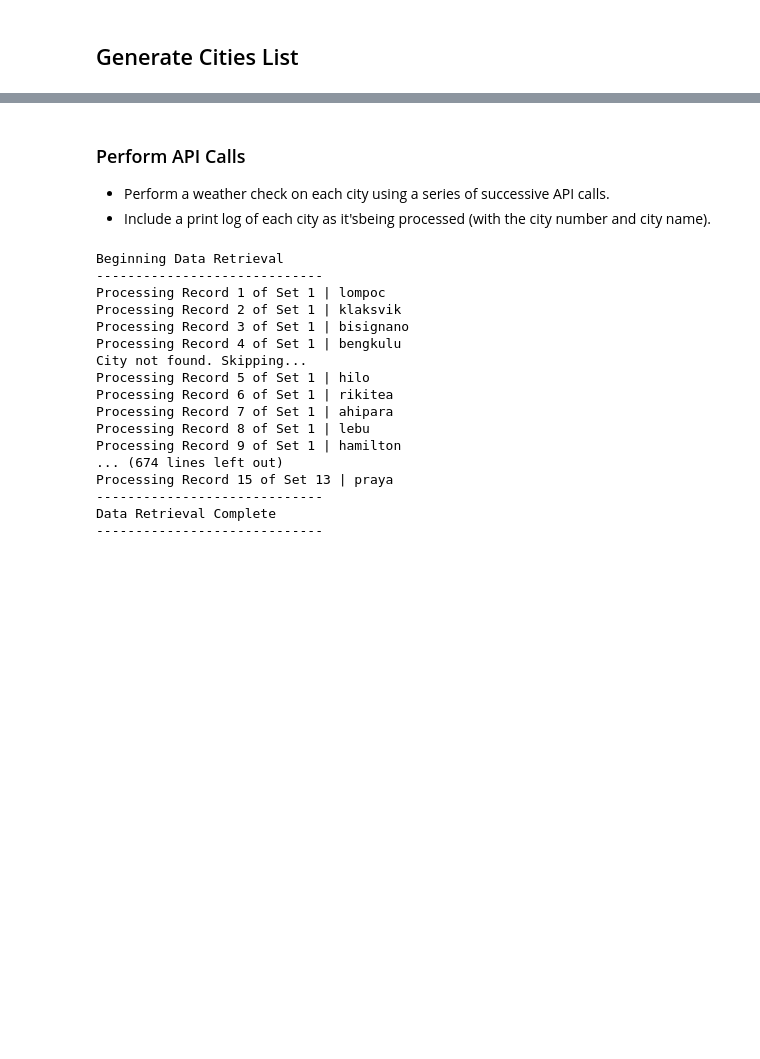
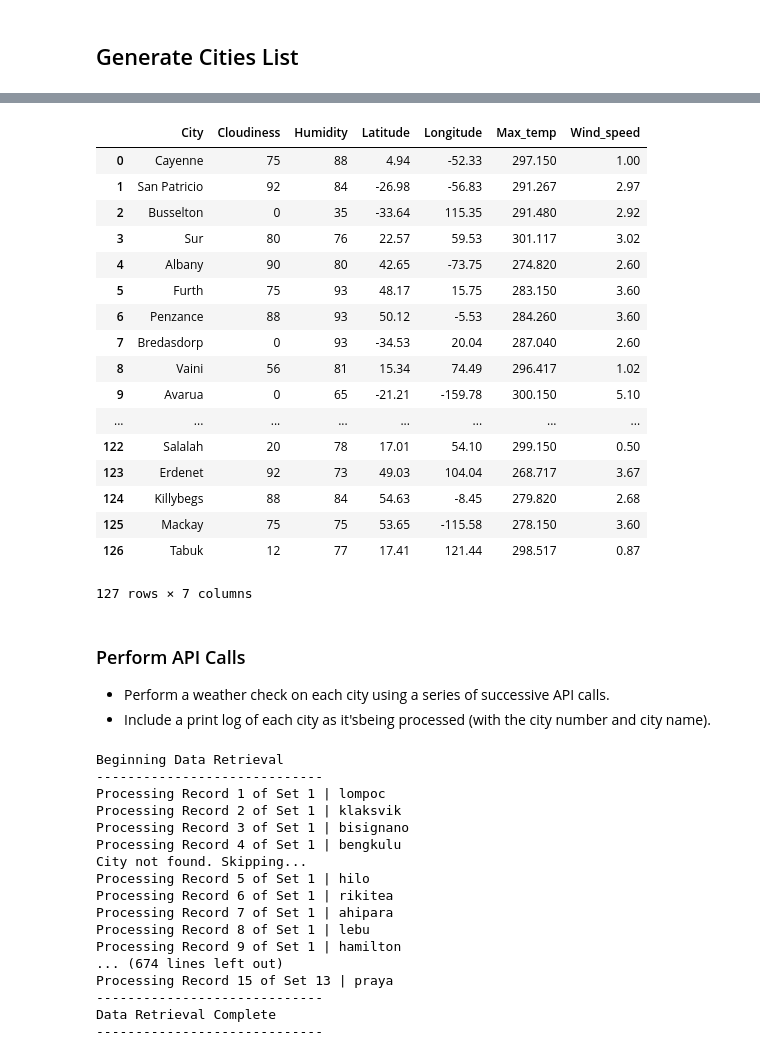
Before and after one commit to SeanREvans/PythonAPI-06, a Jupyter notebook: starter_code/WeatherPy.ipynb, the cells around one changed output, grey strips where cells are left out. Saved outputs shown, nothing was run; the diff lists cells and outputs as text; code cells hidden in the pictures; blank space fills up the shorter version.

```diff
--- a/starter_code/WeatherPy.ipynb
+++ b/starter_code/WeatherPy.ipynb
@@ -57,0 +82,37 @@ len(cities)
+# %%
+url = "http://api.openweathermap.org/data/2.5/weather?"
+
+count = 0
+lat_list = []
+long_list = []
+city_name_list = []
+temp_list = []
+humidity_list = []
+cloudiness_list = []
+wind_speed_list = []
+
+for city in cities:
+    count = count + 1
+    print(city)
+    try:
+        query_url = url + "appid=" + api_key + "&q=" + city
+        print(query_url)
+        city_json = requests.get(query_url).json()
+        pprint(city_json)
+        city_name = city_json["name"]
+        city_name_list.append(city_name)
+        wind_speed_list.append(city_json["wind"]["speed"])
+        lat_list.append(city_json["coord"]["lat"])
+        long_list.append(city_json["coord"]["lon"])
+        temp_list.append(city_json["main"]["temp_max"])
+        cloudiness_list.append(city_json["clouds"]["all"])
+        humidity_list.append(city_json["main"]["humidity"])
+    except:
+        print("weather for city not found " + city)
+
+
+
+print(len(lat_list))
+print(len(long_list))
+print(len(city_name_list))
+print(len(temp_list))
@@ -57,0 +137,5 @@ len(cities)
+# %%
+weather_dict={"City":city_name_list,"Cloudiness":cloudiness_list,
+            "Humidity":humidity_list,"Latitude":lat_list,"Longitude":long_list,"Max_temp":temp_list,
+            "Wind_speed":wind_speed_list}
+weather_dict
@@ -58,3 +160,25 @@ len(cities)
+# %%
+weather_df = pd.DataFrame(weather_dict)
+weather_df
+# %% [output]
+|  | City | Cloudiness | Humidity | Latitude | Longitude | Max_temp | Wind_speed |
+| 0 | Cayenne | 75 | 88 | 4.94 | -52.33 | 297.150 | 1.00 |
+| 1 | San Patricio | 92 | 84 | -26.98 | -56.83 | 291.267 | 2.97 |
+| 2 | Busselton | 0 | 35 | -33.64 | 115.35 | 291.480 | 2.92 |
+| 3 | Sur | 80 | 76 | 22.57 | 59.53 | 301.117 | 3.02 |
+| 4 | Albany | 90 | 80 | 42.65 | -73.75 | 274.820 | 2.60 |
+| 5 | Furth | 75 | 93 | 48.17 | 15.75 | 283.150 | 3.60 |
+| 6 | Penzance | 88 | 93 | 50.12 | -5.53 | 284.260 | 3.60 |
+| 7 | Bredasdorp | 0 | 93 | -34.53 | 20.04 | 287.040 | 2.60 |
+| 8 | Vaini | 56 | 81 | 15.34 | 74.49 | 296.417 | 1.02 |
+| 9 | Avarua | 0 | 65 | -21.21 | -159.78 | 300.150 | 5.10 |
+| ... | ... | ... | ... | ... | ... | ... | ... |
+| 122 | Salalah | 20 | 78 | 17.01 | 54.10 | 299.150 | 0.50 |
+| 123 | Erdenet | 92 | 73 | 49.03 | 104.04 | 268.717 | 3.67 |
+| 124 | Killybegs | 88 | 84 | 54.63 | -8.45 | 279.820 | 2.68 |
+| 125 | Mackay | 75 | 75 | 53.65 | -115.58 | 278.150 | 3.60 |
+| 126 | Tabuk | 12 | 77 | 17.41 | 121.44 | 298.517 | 0.87 |
+127 rows × 7 columns
 # %% [markdown]
 ### Perform API Calls
 * Perform a weather check on each city using a series of successive API calls.
```
Also changed, not shown: parts of 6 cells of this notebook, 3 other files.
